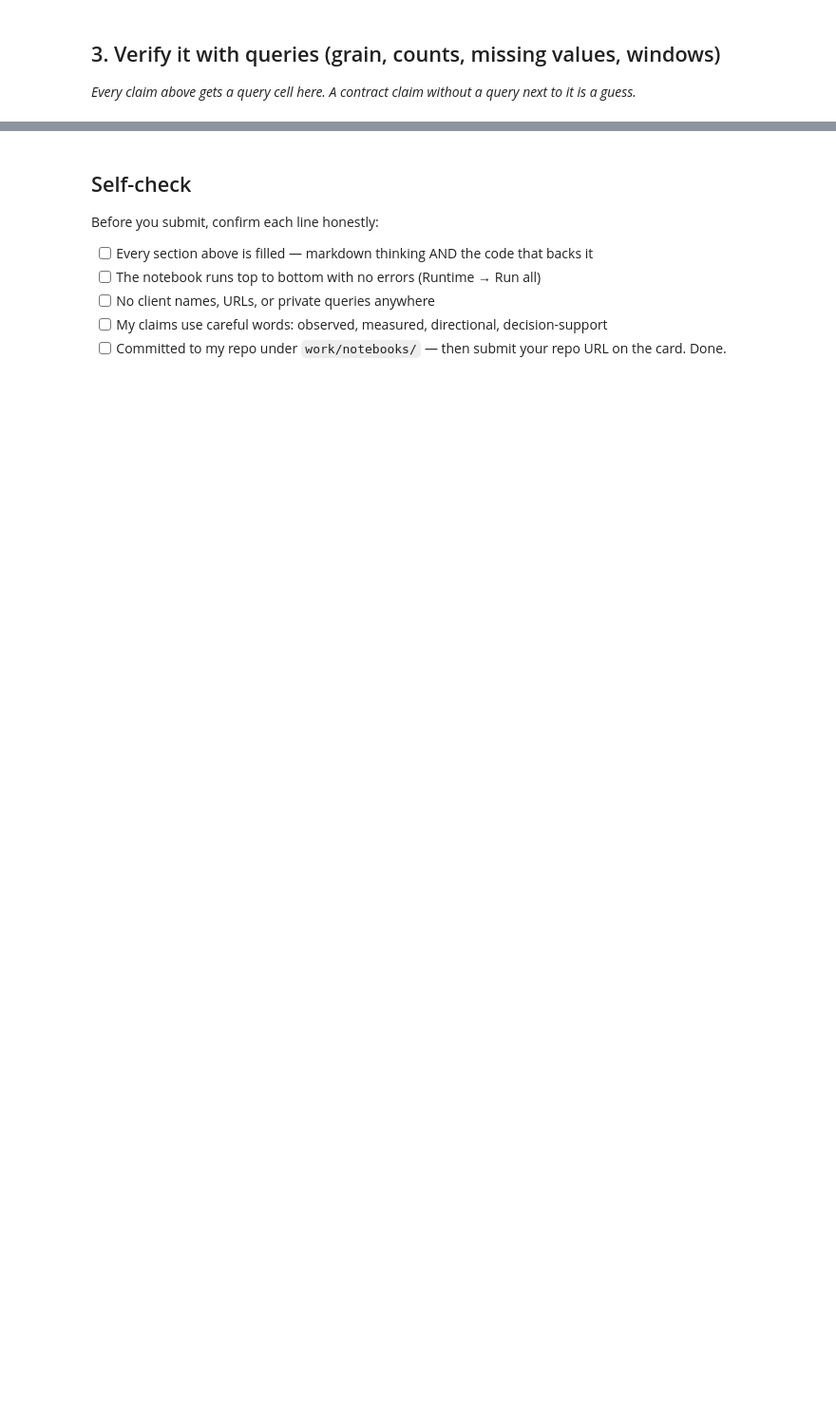
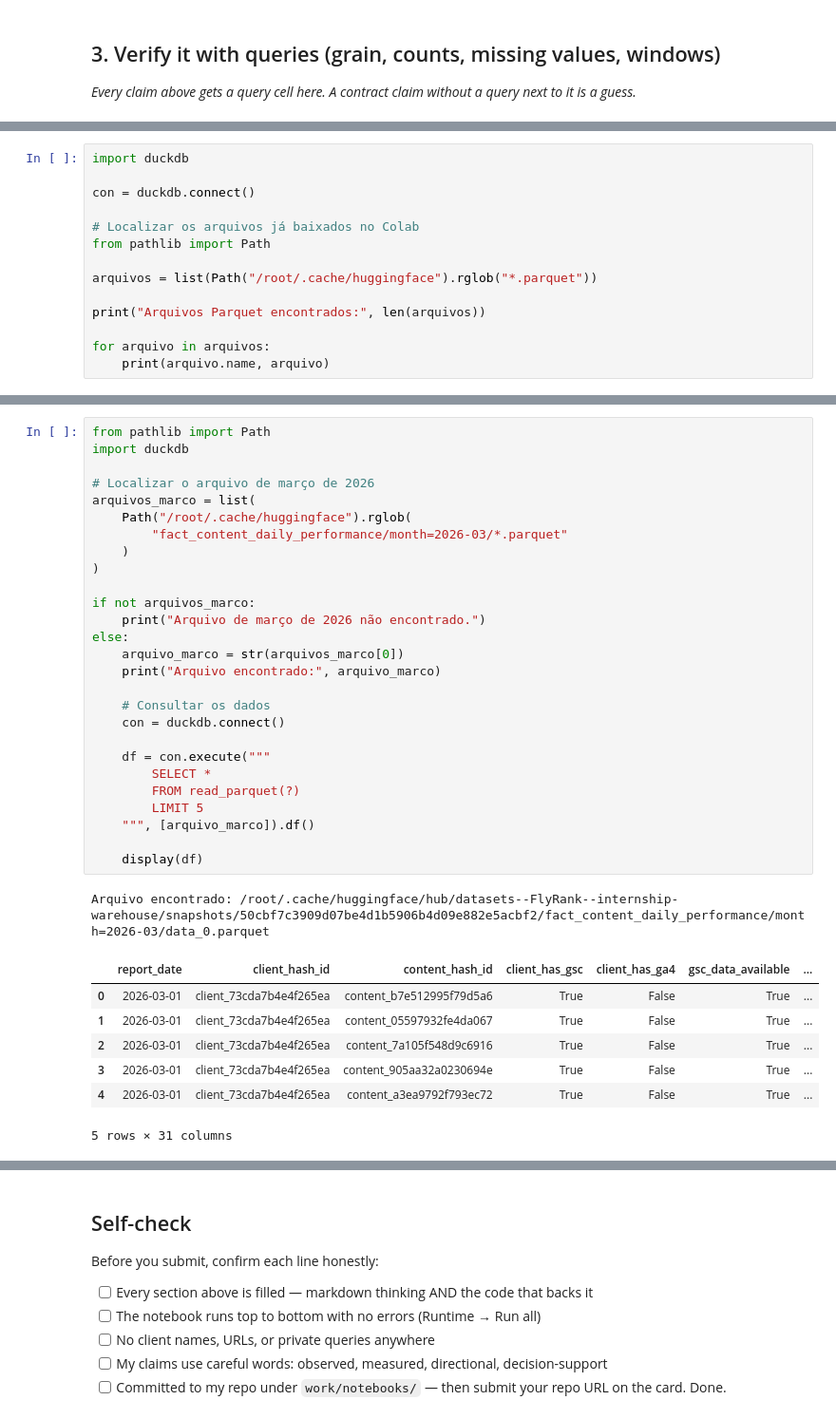
Before and after one commit to Maison-ux/flyrank-assignament1-internship, a Jupyter notebook: work/notebooks/w03_data_contract.ipynb, the cells around one changed output, grey strips where cells are left out. Shown at 95% size. Drawn from its saved outputs; the diff is of its cells as text; blank space fills up the shorter version.

Commit message:
Complete ML-04 data contract analysis

```diff
--- a/work/notebooks/w03_data_contract.ipynb
+++ b/work/notebooks/w03_data_contract.ipynb
@@ -36,0 +158,14 @@ This skeleton is yours to fill. Work the sections **in order** — each one has
+# %%
+import duckdb
+
+con = duckdb.connect()
+
+# Localizar os arquivos já baixados no Colab
+from pathlib import Path
+
+arquivos = list(Path("/root/.cache/huggingface").rglob("*.parquet"))
+
+print("Arquivos Parquet encontrados:", len(arquivos))
+
+for arquivo in arquivos:
+    print(arquivo.name, arquivo)
@@ -36,0 +178,36 @@ This skeleton is yours to fill. Work the sections **in order** — each one has
+# %%
+from pathlib import Path
+import duckdb
+
+# Localizar o arquivo de março de 2026
+arquivos_marco = list(
+    Path("/root/.cache/huggingface").rglob(
+        "fact_content_daily_performance/month=2026-03/*.parquet"
+    )
+)
+
+if not arquivos_marco:
+    print("Arquivo de março de 2026 não encontrado.")
+else:
+    arquivo_marco = str(arquivos_marco[0])
+    print("Arquivo encontrado:", arquivo_marco)
+
+    # Consultar os dados
+    con = duckdb.connect()
+
+    df = con.execute("""
+        SELECT *
+        FROM read_parquet(?)
+        LIMIT 5
+    """, [arquivo_marco]).df()
+
+    display(df)
+# %% [output]
+Arquivo encontrado: /root/.cache/huggingface/hub/datasets--FlyRank--internship-warehouse/snapshots/50cbf7c3909d07be4d1b5906b4d09e882e5acbf2/fact_content_daily_performance/month=2026-03/data_0.parquet
+|  | report_date | client_hash_id | content_hash_id | client_has_gsc | client_has_ga4 | gsc_data_available | ... |
+| 0 | 2026-03-01 | client_73cda7b4e4f265ea | content_b7e512995f79d5a6 | True | False | True | ... |
+| 1 | 2026-03-01 | client_73cda7b4e4f265ea | content_05597932fe4da067 | True | False | True | ... |
+| 2 | 2026-03-01 | client_73cda7b4e4f265ea | content_7a105f548d9c6916 | True | False | True | ... |
+| 3 | 2026-03-01 | client_73cda7b4e4f265ea | content_905aa32a0230694e | True | False | True | ... |
+| 4 | 2026-03-01 | client_73cda7b4e4f265ea | content_a3ea9792f793ec72 | True | False | True | ... |
+5 rows × 31 columns
```
Also changed, not shown: parts of 16 cells of this notebook.
